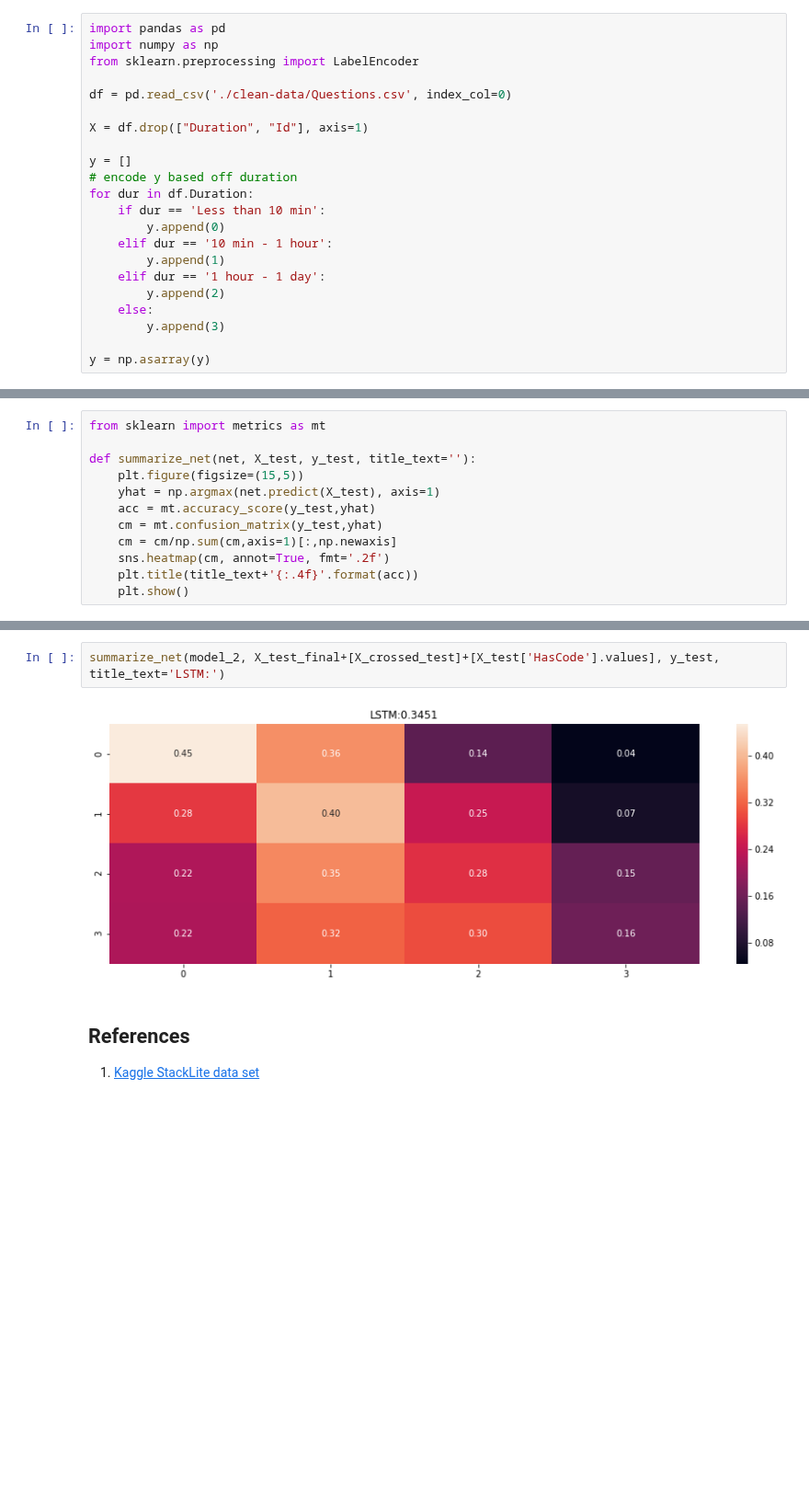
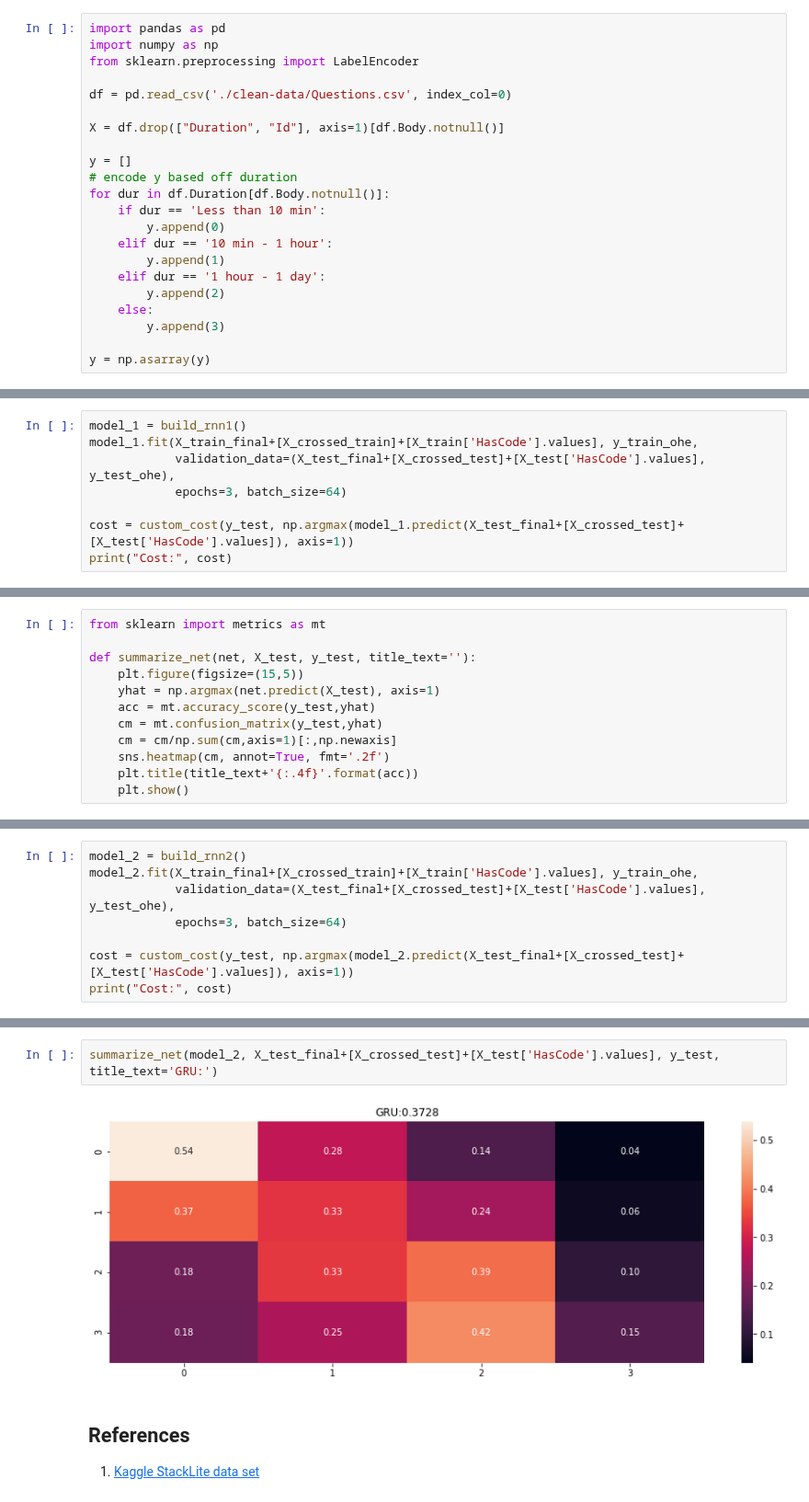
Before and after one commit to jakecarlson1/machine-learning-labs, a Jupyter notebook: Lab8/Lab 8 - Recurrent Neural Networks.ipynb, the cells around one changed output, grey strips where cells are left out. Shown at 92% size. Drawn from its saved outputs; the diff is of its cells as text; blank space fills up the shorter version.

```diff
--- a/Lab8/Lab 8 - Recurrent Neural Networks.ipynb
+++ b/Lab8/Lab 8 - Recurrent Neural Networks.ipynb
@@ -212,11 +218,11 @@ from sklearn.preprocessing import LabelEncoder
 
 df = pd.read_csv('./clean-data/Questions.csv', index_col=0)
 
-X = df.drop(["Duration", "Id"], axis=1)
+X = df.drop(["Duration", "Id"], axis=1)[df.Body.notnull()]
 
 y = []
 # encode y based off duration
-for dur in df.Duration:
+for dur in df.Duration[df.Body.notnull()]:
     if dur == 'Less than 10 min':
         y.append(0)
     elif dur == '10 min - 1 hour':
@@ -475,0 +462,8 @@ Accuracy: 33.46%
+# %%
+model_1 = build_rnn1()
+model_1.fit(X_train_final+[X_crossed_train]+[X_train['HasCode'].values], y_train_ohe,
+            validation_data=(X_test_final+[X_crossed_test]+[X_test['HasCode'].values], y_test_ohe),
+            epochs=3, batch_size=64)
+
+cost = custom_cost(y_test, np.argmax(model_1.predict(X_test_final+[X_crossed_test]+[X_test['HasCode'].values]), axis=1))
+print("Cost:", cost)
@@ -584,0 +599,8 @@ Accuracy: 34.51%
+# %%
+model_2 = build_rnn2()
+model_2.fit(X_train_final+[X_crossed_train]+[X_train['HasCode'].values], y_train_ohe,
+            validation_data=(X_test_final+[X_crossed_test]+[X_test['HasCode'].values], y_test_ohe),
+            epochs=3, batch_size=64)
+
+cost = custom_cost(y_test, np.argmax(model_2.predict(X_test_final+[X_crossed_test]+[X_test['HasCode'].values]), axis=1))
+print("Cost:", cost)
@@ -585,7 +616,7 @@ Accuracy: 34.51%
 # %%
-summarize_net(model_2, X_test_final+[X_crossed_test]+[X_test['HasCode'].values], y_test, title_text='LSTM:')
+summarize_net(model_2, X_test_final+[X_crossed_test]+[X_test['HasCode'].values], y_test, title_text='GRU:')
 # %% [output]
-[figure, old version]
+[figure, new version]
 # %% [markdown]
 ## References
 1. <a href='https://www.kaggle.com/stackoverflow/stacklite'>Kaggle StackLite data set</a>
```
Also changed, not shown: parts of 15 cells of this notebook.
